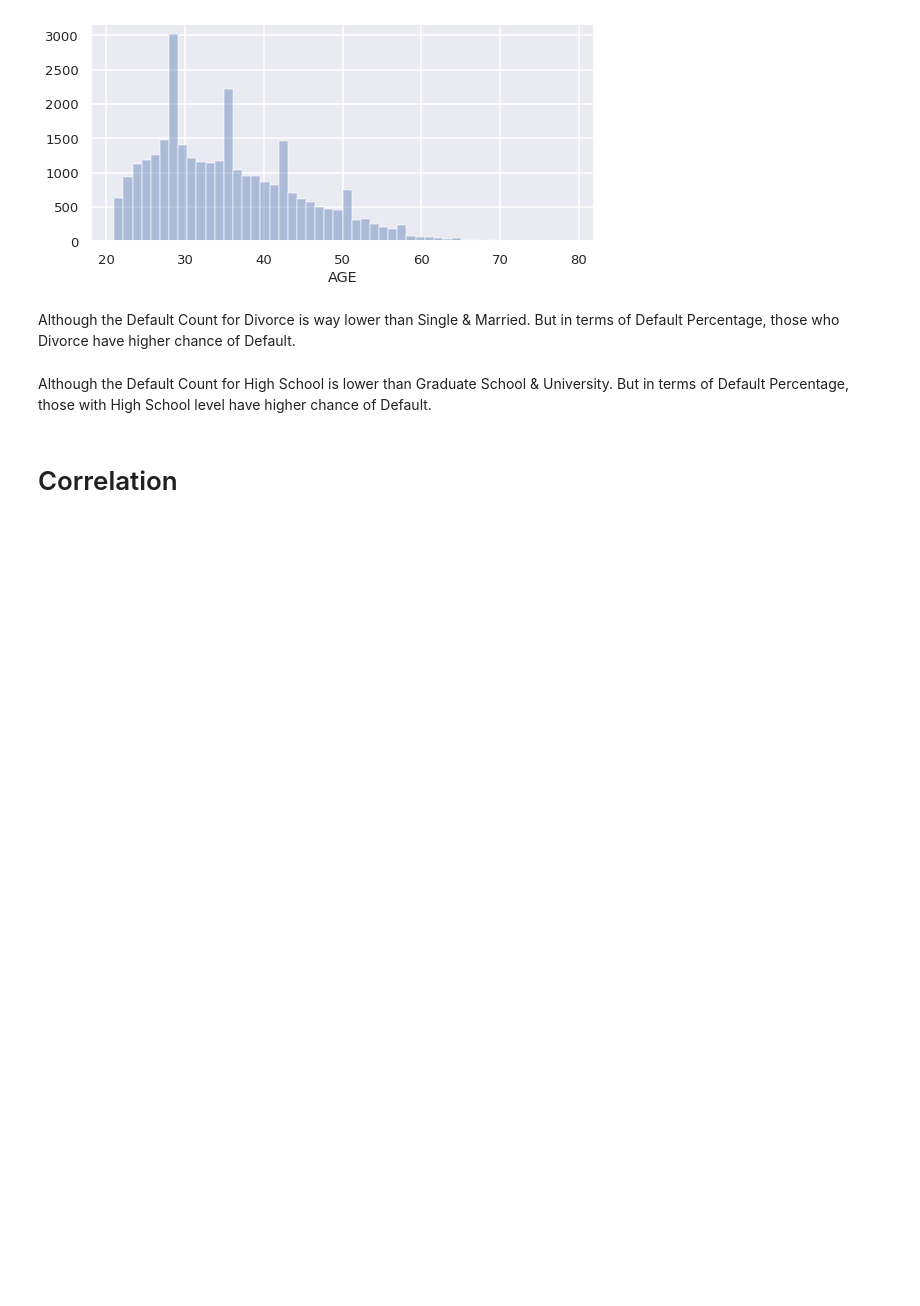
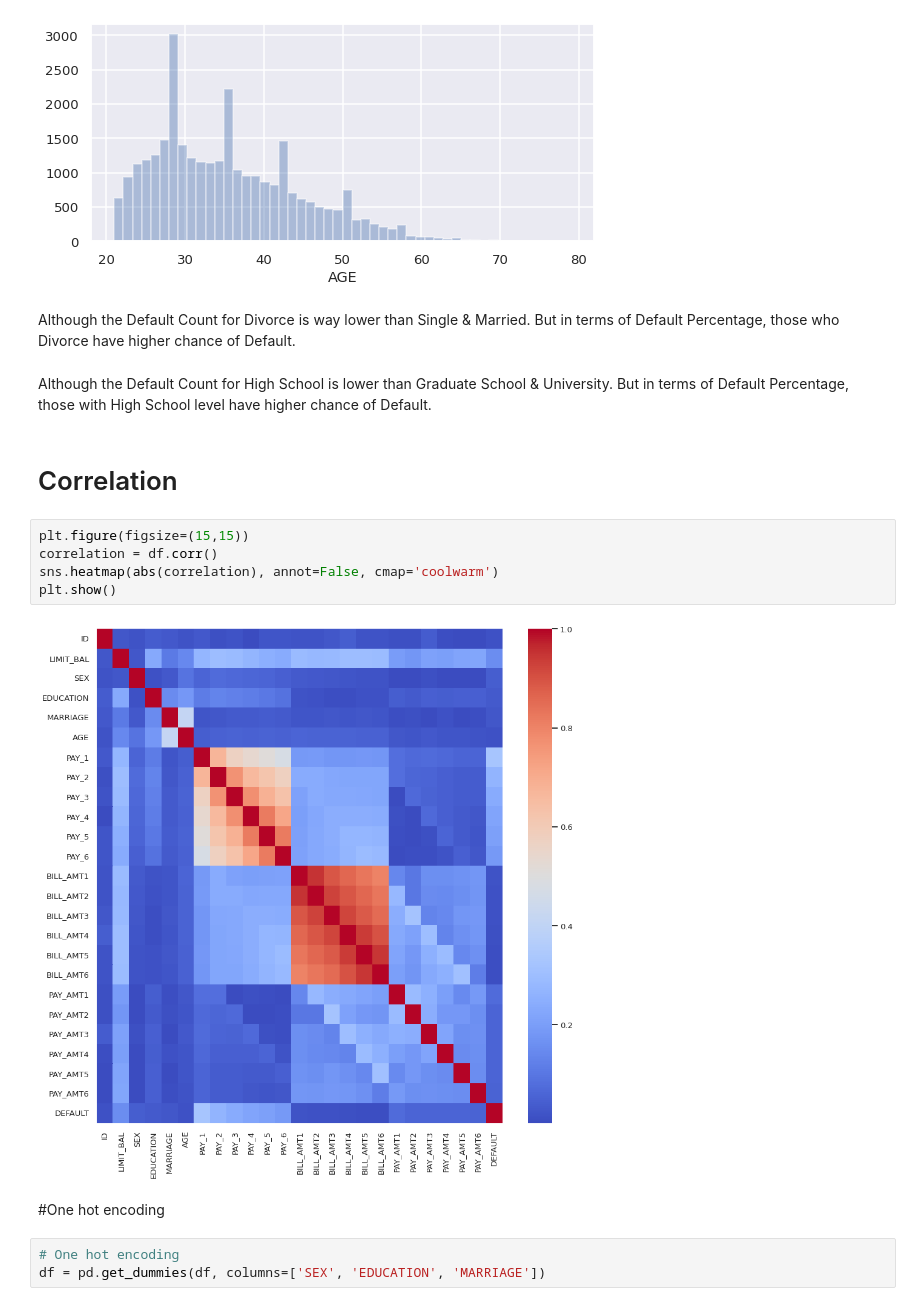
Before and after one commit to Kunaltembhare003/credir-card-default-payment, a Jupyter notebook: Credit_Card_Default_Prediction_Capstone_Project.ipynb, the cells around one changed output. Saved outputs shown, nothing was run; the diff lists cells and outputs as text; blank space fills up the shorter version.

```diff
--- a/Credit_Card_Default_Prediction_Capstone_Project.ipynb
+++ b/Credit_Card_Default_Prediction_Capstone_Project.ipynb
@@ -585,3 +585,15 @@ Although the Default Count for Divorce is way lower than Single & Married. But i
 Although the Default Count for High School is lower than Graduate School & University. But in terms of Default Percentage, those with High School level have higher chance of Default.
 # %% [markdown]
 # Correlation
+# %%
+plt.figure(figsize=(15,15))
+correlation = df.corr()
+sns.heatmap(abs(correlation), annot=False, cmap='coolwarm')
+plt.show()
+# %% [output]
+[figure, added]
+# %% [markdown]
+#One hot encoding
+# %%
+# One hot encoding
+df = pd.get_dummies(df, columns=['SEX', 'EDUCATION', 'MARRIAGE'])
```
Also changed, not shown: parts of 125 cells of this notebook.
